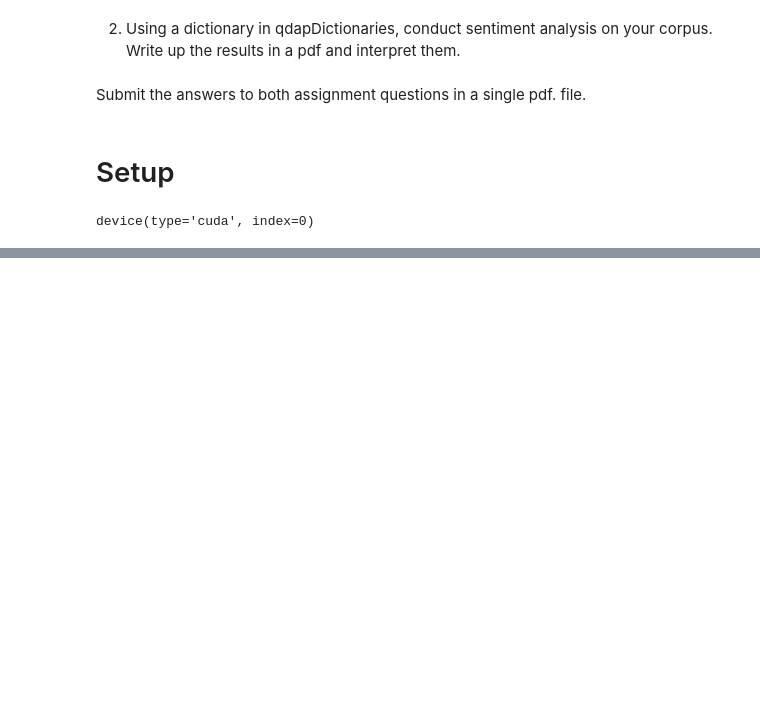
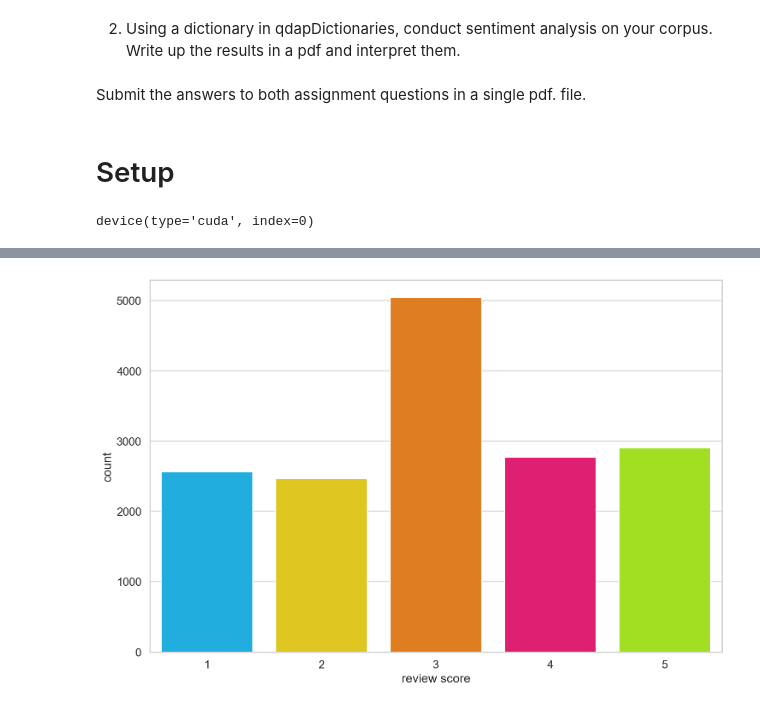
Before and after one commit to cbroker1/text-as-data, a Jupyter notebook: Assignments/TAD_Week_5_Broker_Carl.ipynb, the cells around one changed output, grey strips where cells are left out. Saved outputs shown, nothing was run; the diff lists cells and outputs as text; code cells hidden in the pictures; blank space fills up the shorter version.

```diff
--- a/Assignments/TAD_Week_5_Broker_Carl.ipynb
+++ b/Assignments/TAD_Week_5_Broker_Carl.ipynb
@@ -76,0 +152,6 @@ df_google = pd.read_csv("reviews.csv")
+# %%
+# Let's look at the scores
+sns.countplot(df_google.score)
+plt.xlabel('review score');
+# %% [output]
+[figure, added]
```
Also changed, not shown: parts of 46 cells of this notebook.
